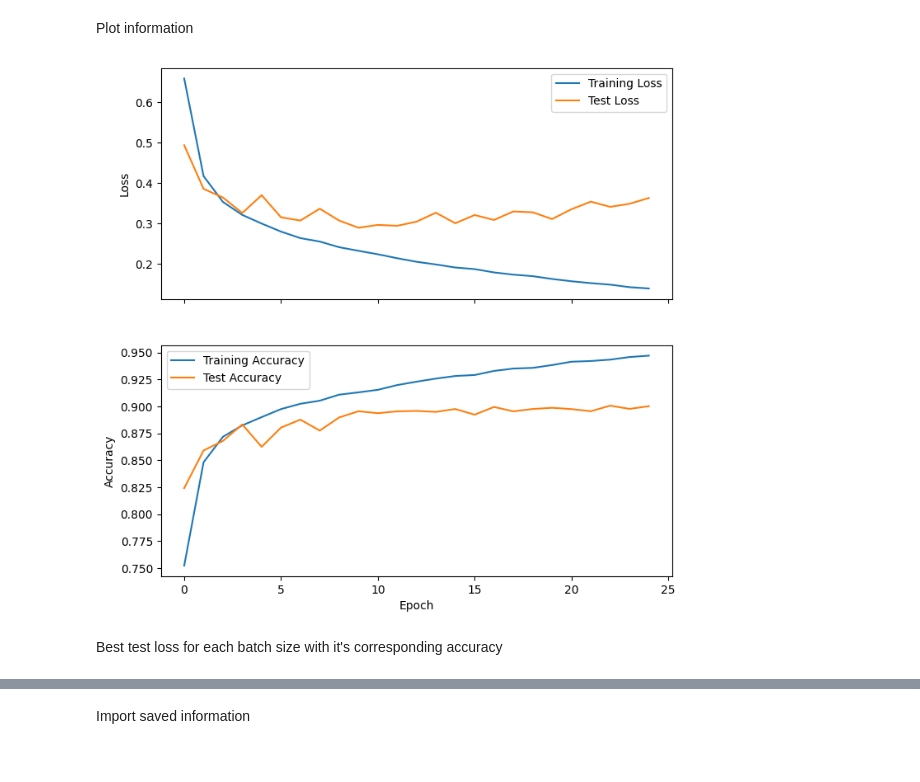
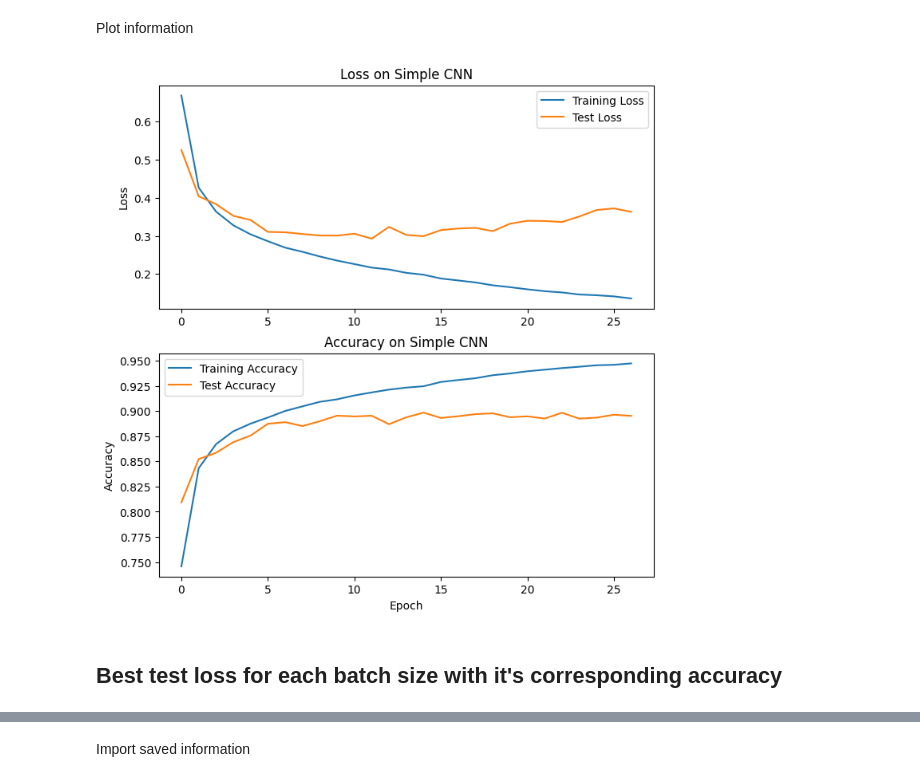
Before and after one commit to AlphaeusNg/Optimizing-FashionMNIST-Apparel-Recognition-Customised-Neural-Network-Architecture-Design, a Jupyter notebook: simple_cnn.ipynb, the cells around one changed output, grey strips where cells are left out. Saved outputs shown, nothing was run; the diff lists cells and outputs as text; code cells hidden in the pictures.

Commit message:
changed simple and deform to match formats

```diff
--- a/simple_cnn.ipynb
+++ b/simple_cnn.ipynb
@@ -111,10 +106,10 @@ Epoch 6 Testing...
 # %% [markdown]
 Import saved information
 # %%
-file_path = 'training_information/simple_cnn/unfreeze_FC_layer/batch_te_info.pkl'
+file_path = 'training_information/simple_cnn/batch_te_info.pkl'
 with open(file_path, 'rb') as file:
     batch_te_info = pickle.load(file)
-file_path = 'training_information/simple_cnn/unfreeze_FC_layer/batch_tr_info.pkl'
+file_path = 'training_information/simple_cnn/batch_tr_info.pkl'
 with open(file_path, 'rb') as file:
     batch_tr_info = pickle.load(file)
 # %% [markdown]
@@ -122,28 +117,30 @@ Plot information
 # %%
 import matplotlib.pyplot as plt
 
 # Create a figure with larger subplots
-fig, (ax1, ax2) = plt.subplots(2, 1, sharex=True, figsize=(8, 8))  # Adjust the figsize as needed
+fig, (ax1, ax2) = plt.subplots(2, 1,figsize=(8, 8))  # Adjust the figsize as needed
 
+ax1.set_title("Loss on Simple CNN")
 # Plot the training and test loss on the first subplot
 ax1.plot(batch_tr_info[BATCH_SIZE]["loss"], label="Training Loss")
 ax1.plot(batch_te_info[BATCH_SIZE]["loss"], label="Test Loss")
 ax1.set_ylabel("Loss")
 ax1.legend()
 
+ax2.set_title("Accuracy on Simple CNN")
 # Plot the training and test accuracy on the second subplot
 ax2.plot(batch_tr_info[BATCH_SIZE]["acc"], label="Training Accuracy")
 ax2.plot(batch_te_info[BATCH_SIZE]["acc"], label="Test Accuracy")
 ax2.set_xlabel("Epoch")
 ax2.set_ylabel("Accuracy")
 ax2.legend()
 
 # Show the plot
 plt.show()
 # %% [output]
-[figure, old version]
+[figure, new version]
 # %% [markdown]
-Best test loss for each batch size with it's corresponding accuracy
+## Best test loss for each batch size with it's corresponding accuracy
 # %%
 for batch_size, info in batch_te_info.items():
     best_test_loss = 100
```
Also changed, not shown: parts of 19 cells of this notebook, 3 other files.
